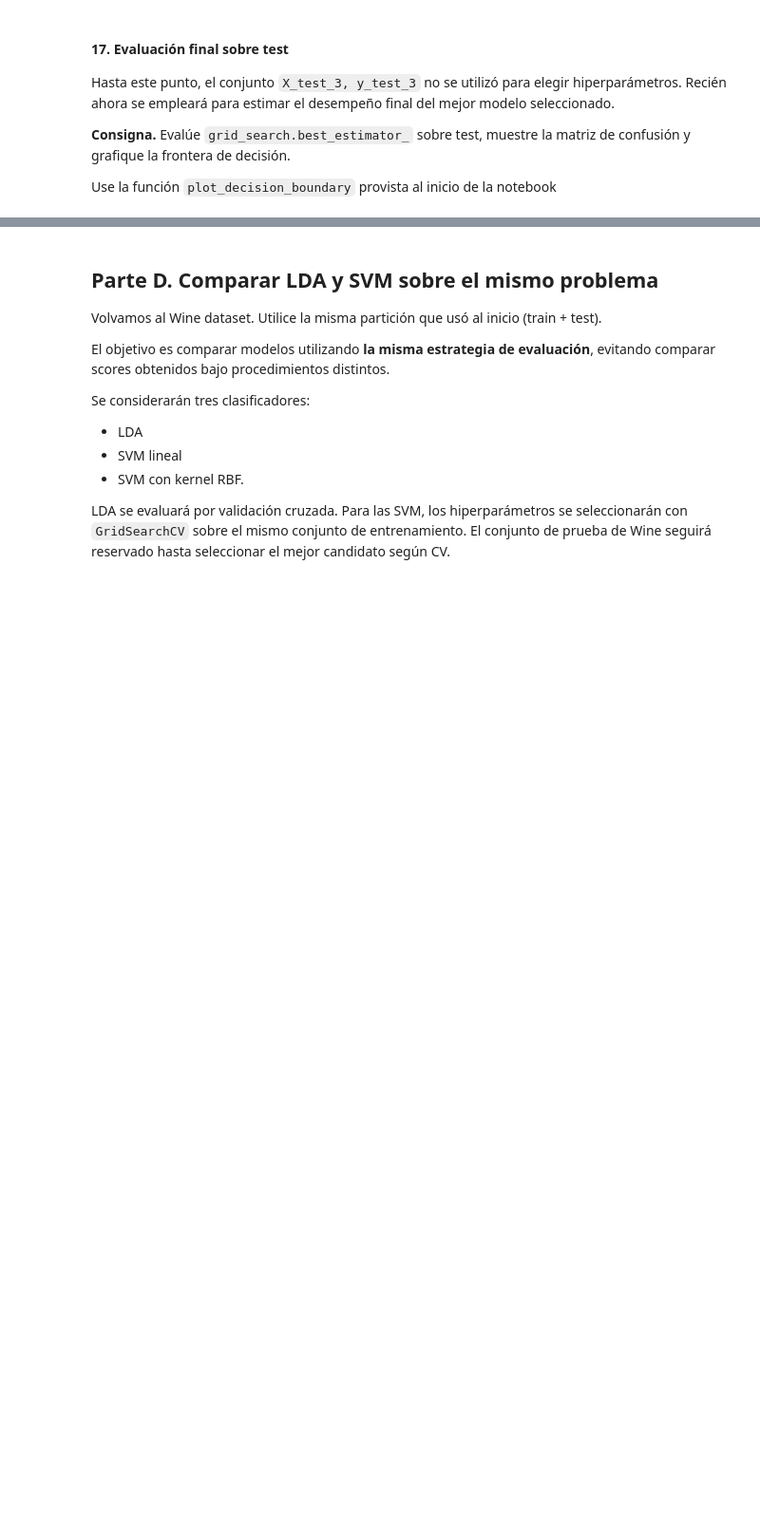
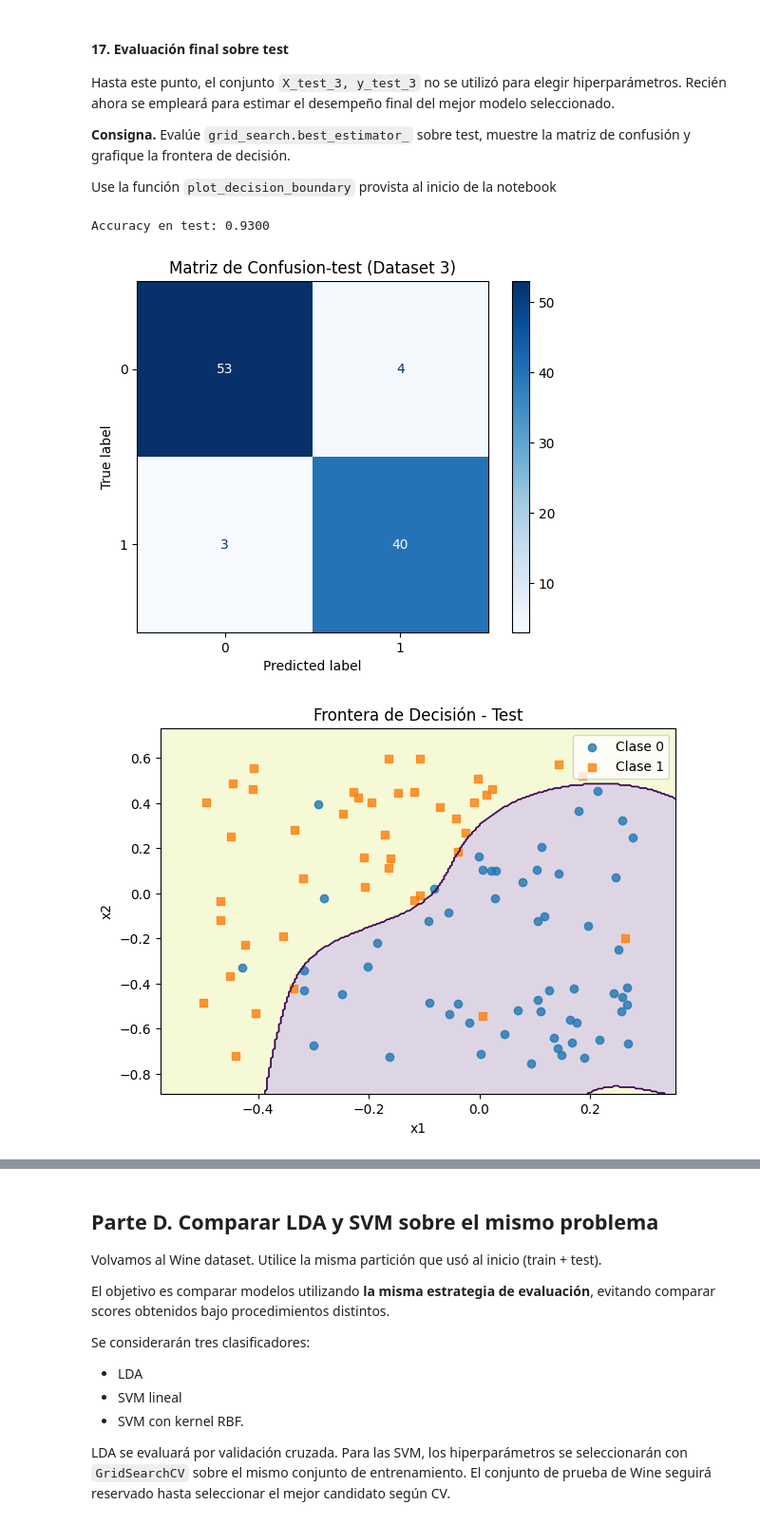
Before and after one commit to LucasSegovia01/Nu-ez_Segovia-Aprendizaje_automatico, a Jupyter notebook: Trabajo_practico_6/Clasificacion_LDA_SVM.ipynb, the cells around one changed output, grey strips where cells are left out. Shown at 95% size. Saved outputs shown, nothing was run; the diff lists cells and outputs as text; code cells hidden in the pictures; blank space fills up the shorter version.

```diff
--- a/Trabajo_practico_6/Clasificacion_LDA_SVM.ipynb
+++ b/Trabajo_practico_6/Clasificacion_LDA_SVM.ipynb
@@ -972,7 +1045,18 @@ Test reservado: (100, 2)
 
 **¿Llega al mismo resultado?**
 # %%
+pipeline_svm = Pipeline([
+    ('scaler', StandardScaler()),
+    ('svc', SVC(kernel='rbf'))
+])
+
 param_grid = {
     'svc__C': valores_C,
     'svc__gamma': valores_gamma,
 }
+
+grid_search = GridSearchCV(estimator=pipeline_svm, param_grid=param_grid, cv=5, scoring='accuracy', n_jobs=1)
+grid_search.fit(X_train_val_3, y_train_val_3)
+
+print('Mejores hiperparámetros por GridSearchCV:', grid_search.best_params_)
+print(f'Mejor accuracy medio en CV: {grid_search.best_score_:.4f}')
@@ -984,6 +1074,29 @@ Hasta este punto, el conjunto `X_test_3, y_test_3` no se utilizó para elegir hi
 **Consigna.** Evalúe `grid_search.best_estimator_` sobre test, muestre la matriz de confusión y grafique la frontera de decisión.
 
 Use la función `plot_decision_boundary` provista al inicio de la notebook
+# %%
+mejor_modelo = grid_search.best_estimator_
+y_pred_test_3 = mejor_modelo.predict(X_test_3)
+print(f"Accuracy en test: {accuracy_score(y_test_3, y_pred_test_3):.4f}")
+cm_3 = confusion_matrix(y_test_3, y_pred_test_3)
+
+ConfusionMatrixDisplay(confusion_matrix=cm_3).plot(cmap='Blues')
+plt.title('Matriz de Confusion-test (Dataset 3)')
+plt.show()
+
+# Graficamos la frontera de decisión sobre el conjunto de test
+# Desactivamos show_support porque los vectores de soporte solo existen en los datos de entrenamiento
+plot_decision_boundary(
+    mejor_modelo,
+    X_test_3,
+    y_test_3,
+    'Frontera de Decisión - Test',
+    show_support=False
+)
+# %% [output]
+Accuracy en test: 0.9300
+[figure, added]
+[figure, added]
 # %% [markdown]
 **Preguntas de análisis**
 
```
Also changed, not shown: parts of 16 cells of this notebook.
